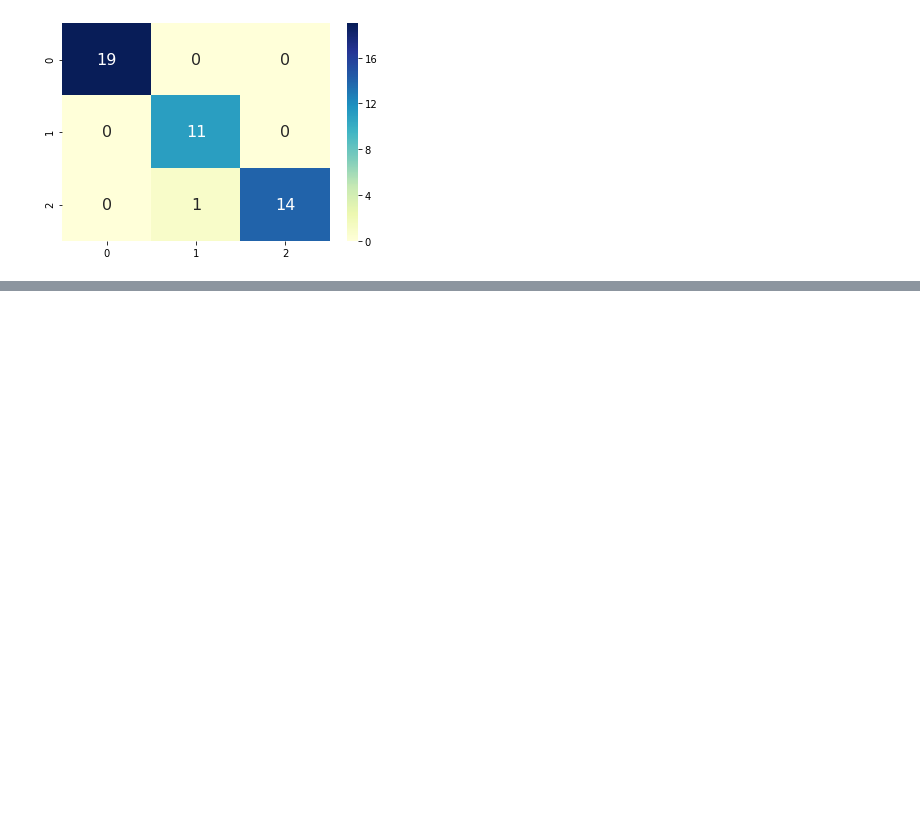
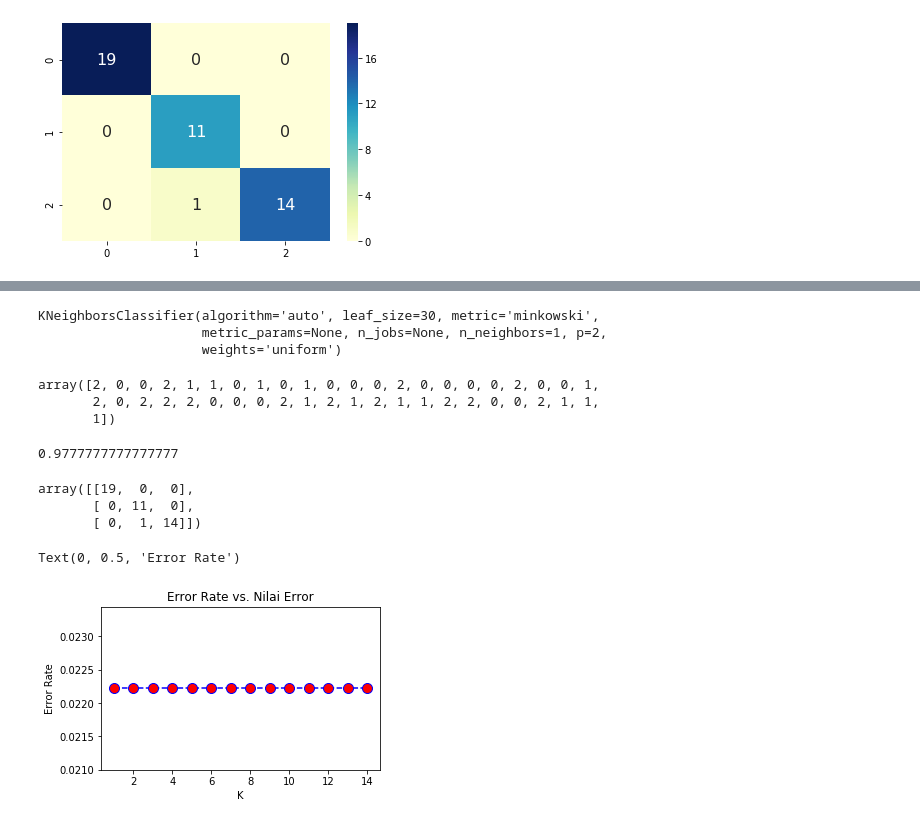
Before and after one commit to elatfar/Supervised-Learning, a Jupyter notebook: Regression and Classification.ipynb, the cells around one changed output, grey strips where cells are left out. Cells and saved outputs as stored; diff of their text form; code cells hidden in the pictures; blank space fills up the shorter version.

```diff
--- a/Regression and Classification.ipynb
+++ b/Regression and Classification.ipynb
@@ -156,0 +159,45 @@ plt.show()
+# %%
+from sklearn.neighbors import KNeighborsClassifier
+
+knn = KNeighborsClassifier(n_neighbors=1)
+knn.fit(x_train,y_train)
+# %% [output]
+KNeighborsClassifier(algorithm='auto', leaf_size=30, metric='minkowski',
+                     metric_params=None, n_jobs=None, n_neighbors=1, p=2,
+                     weights='uniform')
+# %%
+knn_pred = knn.predict(x_test)
+knn_pred
+# %% [output]
+array([2, 0, 0, 2, 1, 1, 0, 1, 0, 1, 0, 0, 0, 2, 0, 0, 0, 0, 2, 0, 0, 1,
+       2, 0, 2, 2, 2, 0, 0, 0, 2, 1, 2, 1, 2, 1, 1, 2, 2, 0, 0, 2, 1, 1,
+       1])
+# %%
+accuracy_score(y_test,knn_pred)
+# %% [output]
+0.9777777777777777
+# %%
+confusion_matrix(y_test, knn_pred)
+# %% [output]
+array([[19,  0,  0],
+       [ 0, 11,  0],
+       [ 0,  1, 14]])
+# %%
+error_rate = []
+
+for i in range(1,15):
+
+    knn = KNeighborsClassifier(n_neighbors=i)
+    knn.fit(x_train,y_train)
+    pred_i = knn.predict(x_test)
+    error_rate.append(np.mean(pred_i != y_test))
+# %%
+plt.figure(figsize=(5,3))
+plt.plot(range(1,15),error_rate,color='blue', linestyle='dashed', marker='o',
+         markerfacecolor='red', markersize=10)
+plt.title('Error Rate vs. Nilai Error')
+plt.xlabel('K')
+plt.ylabel('Error Rate')
+# %% [output]
+Text(0, 0.5, 'Error Rate')
+[figure, added]
```
Also changed, not shown: parts of 11 cells of this notebook.
